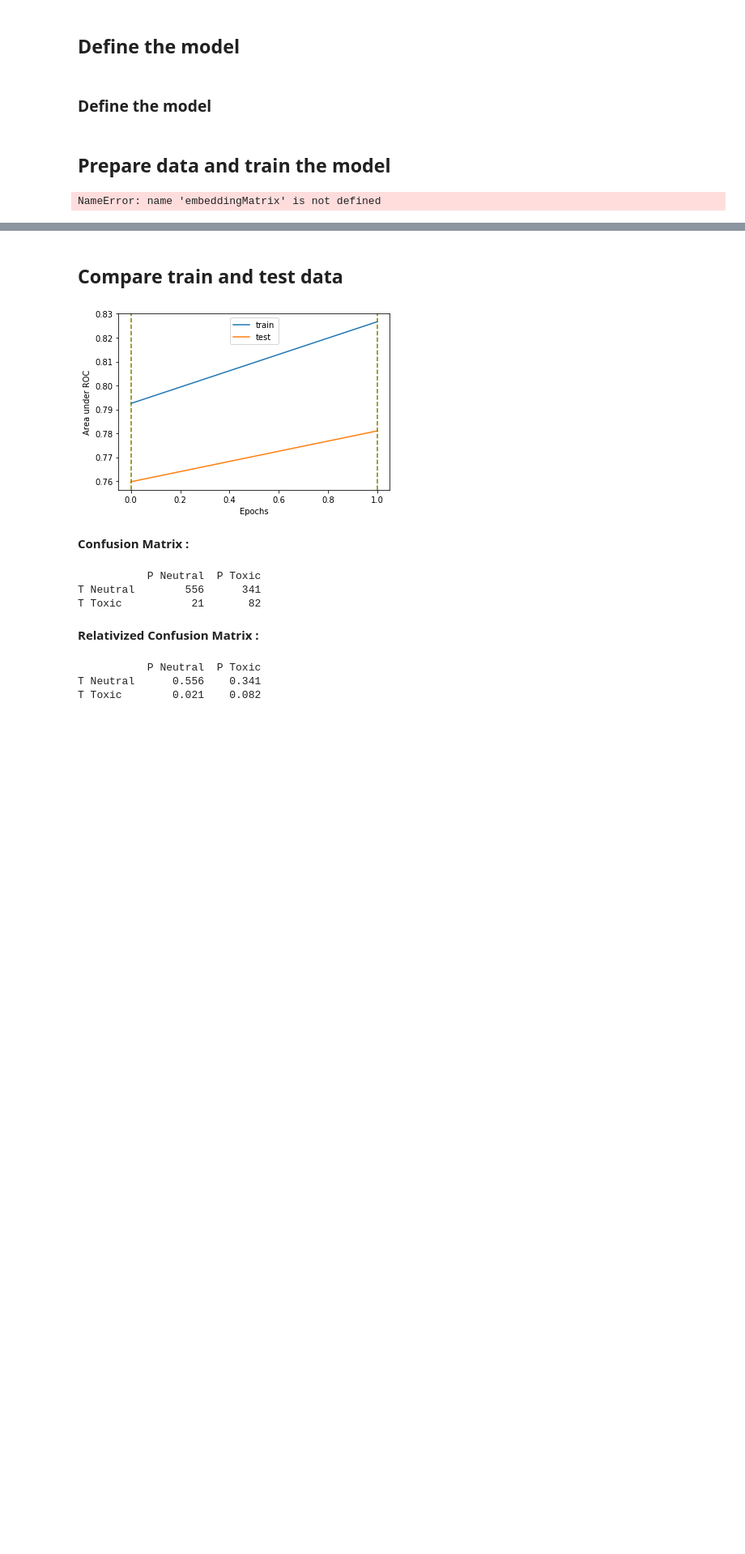
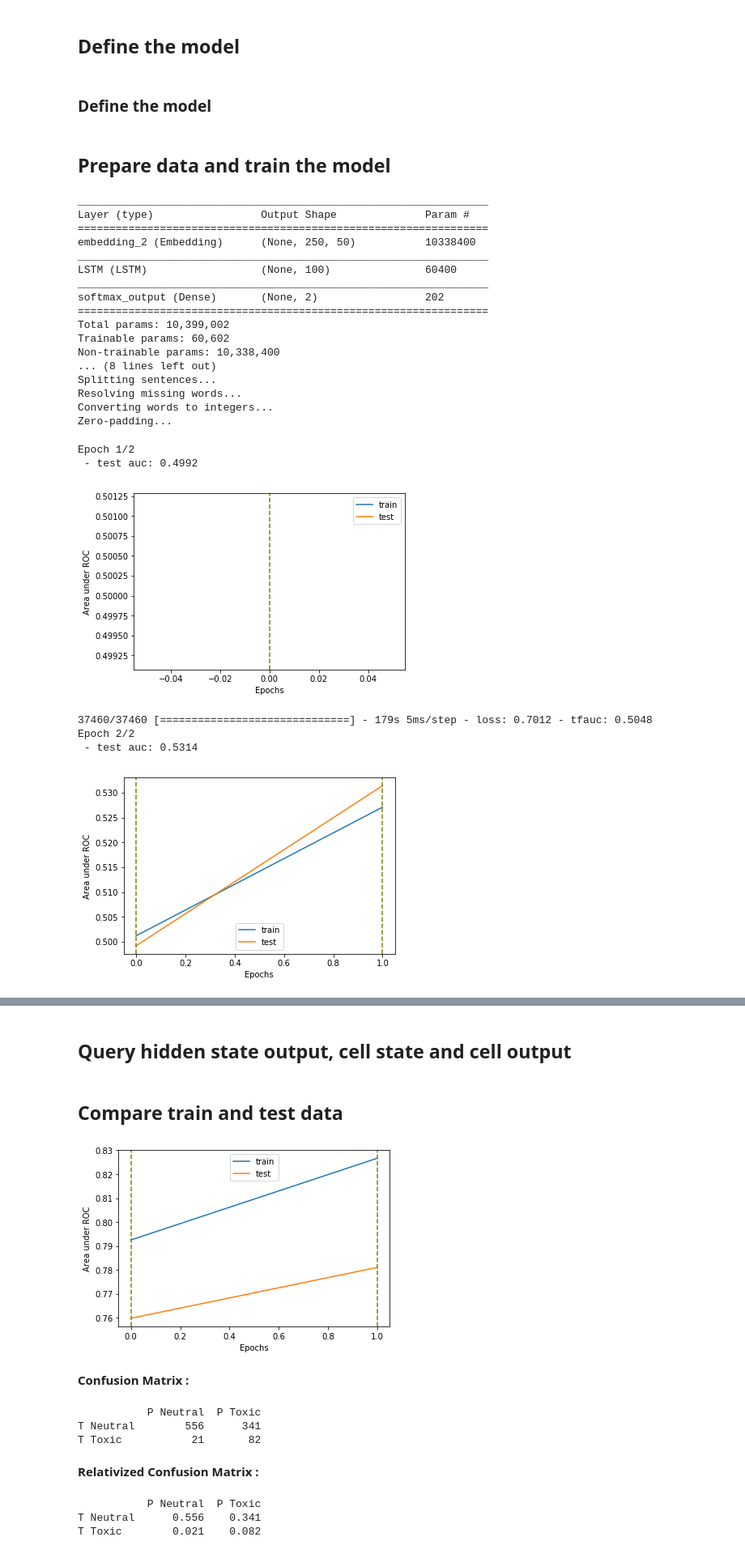
Before and after one commit to richwkc/Kaggle-Toxic-Comment-Classification-Challenge, a Jupyter notebook: codebase/visualize-rnn.ipynb, the cells around one changed output, grey strips where cells are left out. Shown at 81% size. Saved outputs shown, nothing was run; the diff lists cells and outputs as text; code cells hidden in the pictures; blank space fills up the shorter version.

Commit message:
Runs locally with single lstm layer to have a model to work on.

```diff
--- a/codebase/visualize-rnn.ipynb
+++ b/codebase/visualize-rnn.ipynb
@@ -44,14 +44,15 @@ wordEmbedding = loadWordEmbedding("../../state/external-models/glove.6B/saved-50
 
 allWords = splitter.transform(pd.concat([allData, contestTest]))
 textWords = set([word for sentence in allWords for word in sentence])
-missingWords = textWords - set(list(wordEmbedding.vocab.keys()))
+# missingWords = textWords - set(list(wordEmbedding.vocab.keys()))
 
 missingWordsResolutionDict = loadObject("./missingWordsResolution.plk")
+missingWords = set(missingWordsResolutionDict.keys()) - set(list(wordEmbedding.vocab.keys()))
 missingWordsResolver = MissingWordsResolver(missingWordsResolutionDict, missingWords)
 
 splittingPipeline = Pipeline(steps=[
     ("split", splitter),
-    ("removeStopwords", stopwordsRemover)])
-#     ("resolveMissingWords", missingWordsResolver) ])
+#     ("removeStopwords", stopwordsRemover),
+    ("resolveMissingWords", missingWordsResolver) ])
 # %% [output]
 Splitting sentences...
@@ -84,4 +85,4 @@ NameError: name 'indexingPipeline' is not defined
 ### W2V
 # %%
 %%time
-w2v = Word2Vec(wordEmbedding, 300, w2i.i2w, seed=4324)
+w2v = Word2Vec(wordEmbedding, 50, w2i.i2w, seed=4324)
@@ -106,11 +111,17 @@ def defineModel(dropout, recurrent_dropout):
         input_length=maxSeqLength,
         trainable=False))
 
-    model.add(Bidirectional(LSTM(
+#     model.add(Bidirectional(LSTM(
+#         lstmUnits,
+#         dropout=dropout,
+#         recurrent_dropout=recurrent_dropout,
+#         name="LSTM")))
+
+    model.add(LSTM(
         lstmUnits,
         dropout=dropout,
         recurrent_dropout=recurrent_dropout,
-        name="LSTM")))
+        name="LSTM"))
 
     model.add(Dense(
         2,
@@ -150,14 +161,37 @@ def fitModel(model, trainDataset, testDataset, printAucCallback, label, epochs,
         trainLabels,
         nb_epoch=epochs,
         batch_size=batchSize,
-        callbacks=[] if fast else [tensorBoardCallback, printAucCallback])
+        callbacks=[] if fast else [printAucCallback])
 
     return model, testSentences, testLabels
 # %%
 %%time
 model = defineModel(0.6, 0.2)
 printAucCallback = PrintAucCallback(8192, printFrequency=0.02)
 
-model, testSentences, testLabels = fitModel(model, train, test, printAucCallback, "toxic", 20)
+model, testSentences, testLabels = fitModel(model, train[:20000], test[:20000], printAucCallback, "toxic", 2)
 # %% [output]
-NameError: name 'embeddingMatrix' is not defined
+_________________________________________________________________
+Layer (type)                 Output Shape              Param #
+=================================================================
+embedding_2 (Embedding)      (None, 250, 50)           10338400
+_________________________________________________________________
+LSTM (LSTM)                  (None, 100)               60400
+_________________________________________________________________
+softmax_output (Dense)       (None, 2)                 202
+=================================================================
+Total params: 10,399,002
+Trainable params: 60,602
+Non-trainable params: 10,338,400
+... (8 lines left out)
+Splitting sentences...
+Resolving missing words...
+Converting words to integers...
+Zero-padding...
+Epoch 1/2
+ - test auc: 0.4992
+[figure, added]
+37460/37460 [==============================] - 179s 5ms/step - loss: 0.7012 - tfauc: 0.5048
+Epoch 2/2
+ - test auc: 0.5314
+[figure, added]
@@ -164,3 +201,5 @@ NameError: name 'embeddingMatrix' is not defined
+# %% [markdown]
+## Query hidden state output, cell state and cell output
 # %% [markdown]
 ## Compare train and test data
 # %%
```
Also changed, not shown: parts of 6 cells of this notebook.
